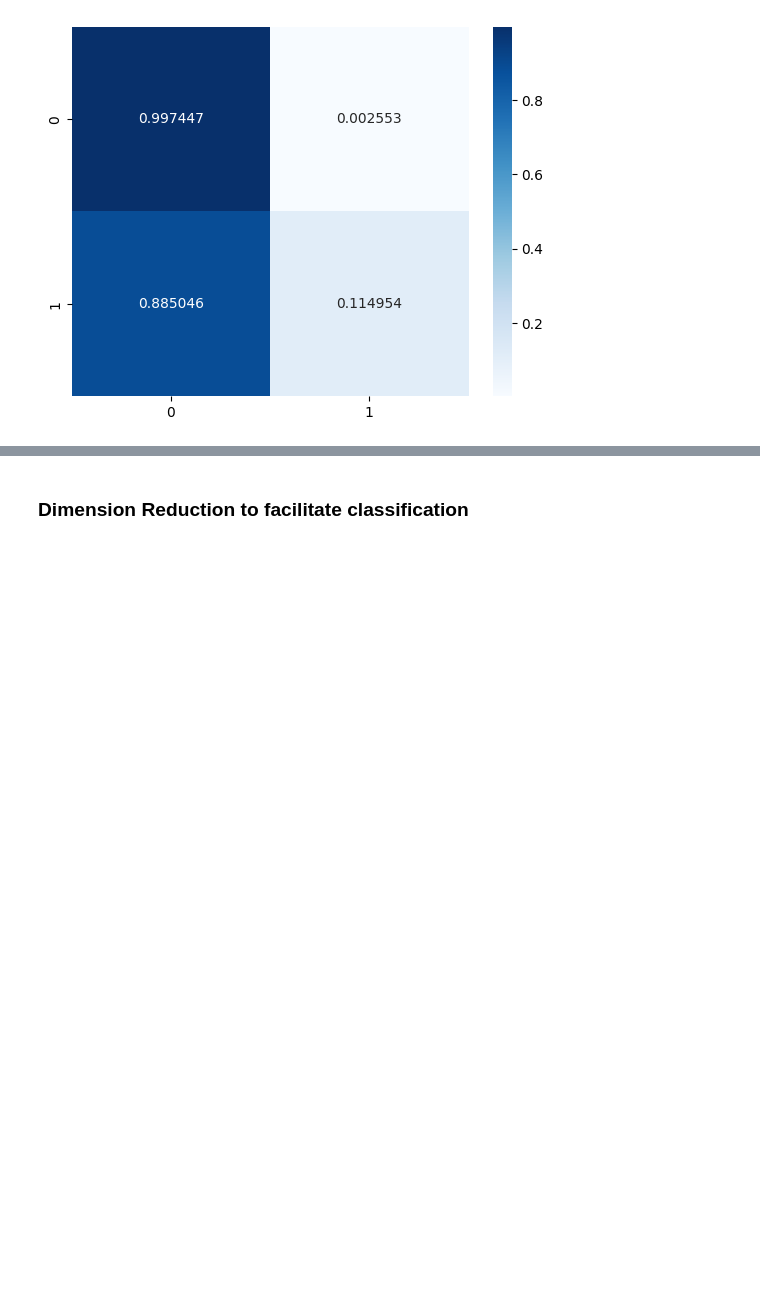
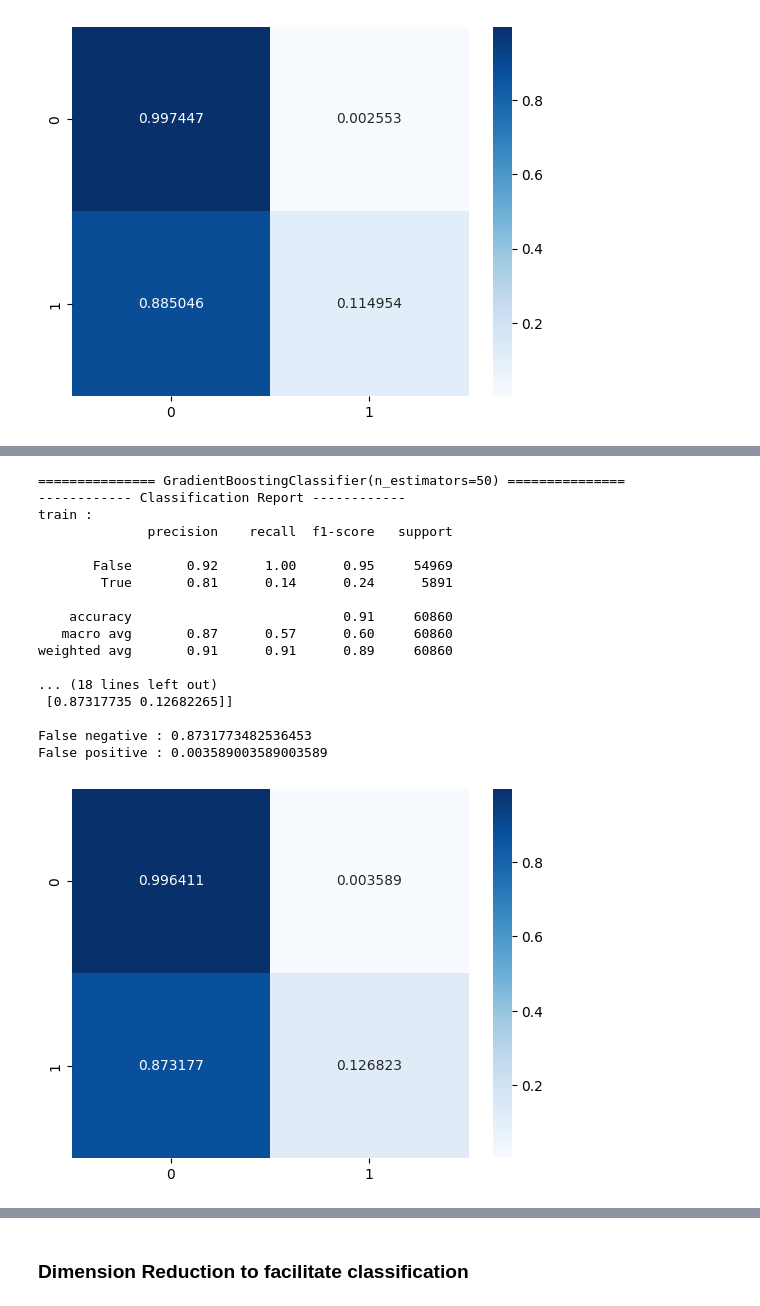
Before and after one commit to Sefray/ptml_project, a Jupyter notebook: nasa-ptml.ipynb, the cells around one changed output, grey strips where cells are left out. Cells and saved outputs as stored; diff of their text form; code cells hidden in the pictures; blank space fills up the shorter version.

```diff
--- a/nasa-ptml.ipynb
+++ b/nasa-ptml.ipynb
@@ -678,0 +690,21 @@ False positive : 0.002553002553002553
+# %%
+try_model(GradientBoostingClassifier(n_estimators=50))
+# %% [output]
+=============== GradientBoostingClassifier(n_estimators=50) ===============
+------------ Classification Report ------------
+train :
+              precision    recall  f1-score   support
+
+       False       0.92      1.00      0.95     54969
+        True       0.81      0.14      0.24      5891
+
+    accuracy                           0.91     60860
+   macro avg       0.87      0.57      0.60     60860
+weighted avg       0.91      0.91      0.89     60860
+
+... (18 lines left out)
+ [0.87317735 0.12682265]]
+
+False negative : 0.8731773482536453
+False positive : 0.003589003589003589
+[figure, added]
```
Also changed, not shown: parts of 5 cells of this notebook.
